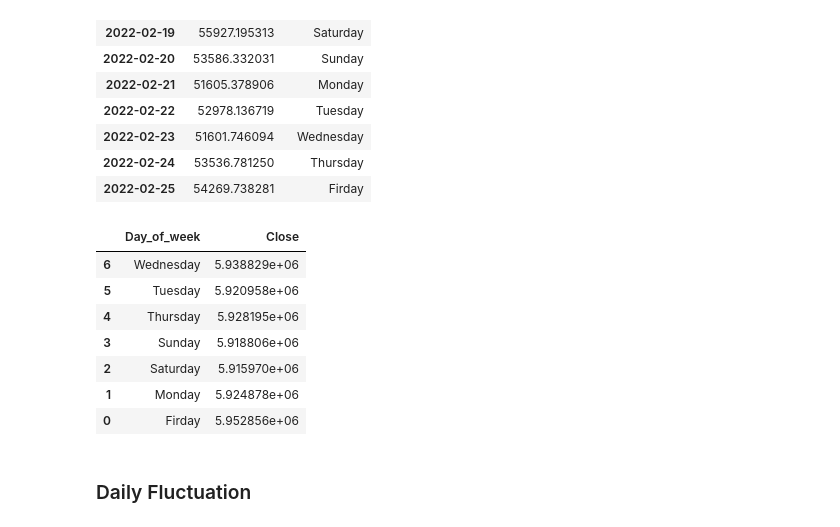
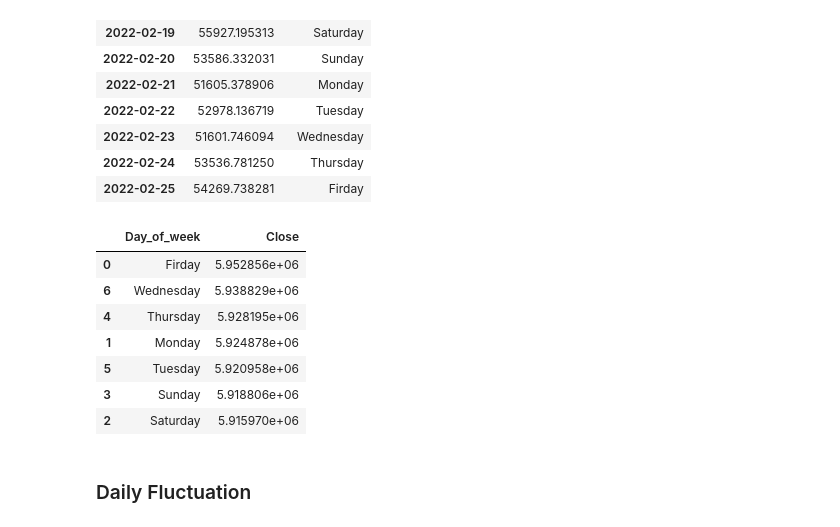
Before and after one commit to Casssiee/Bitcoin-AUD-Forceaste, a Jupyter notebook: Bitcoin AUD Forecasting .ipynb, the cells around one changed output. Saved outputs shown, nothing was run; the diff lists cells and outputs as text; code cells hidden in the pictures.

```diff
--- a/Bitcoin AUD Forecasting .ipynb
+++ b/Bitcoin AUD Forecasting .ipynb
@@ -145,17 +145,17 @@ dfClose.tail(15)
 # %%
 combine = dfClose.groupby(['Day_of_week'])['Close'].sum().reset_index()
 # %%
-c= combine.sort_values(by = 'Day_of_week',ascending = False)
+c= combine.sort_values(by = 'Close', ascending = False)
 c
 # %% [output]
 |  | Day_of_week | Close |
+| 0 | Firday | 5.952856e+06 |
 | 6 | Wednesday | 5.938829e+06 |
+| 4 | Thursday | 5.928195e+06 |
+| 1 | Monday | 5.924878e+06 |
 | 5 | Tuesday | 5.920958e+06 |
-| 4 | Thursday | 5.928195e+06 |
 | 3 | Sunday | 5.918806e+06 |
 | 2 | Saturday | 5.915970e+06 |
-| 1 | Monday | 5.924878e+06 |
-| 0 | Firday | 5.952856e+06 |
 # %% [markdown]
 ### Daily Fluctuation
 # %%
```
